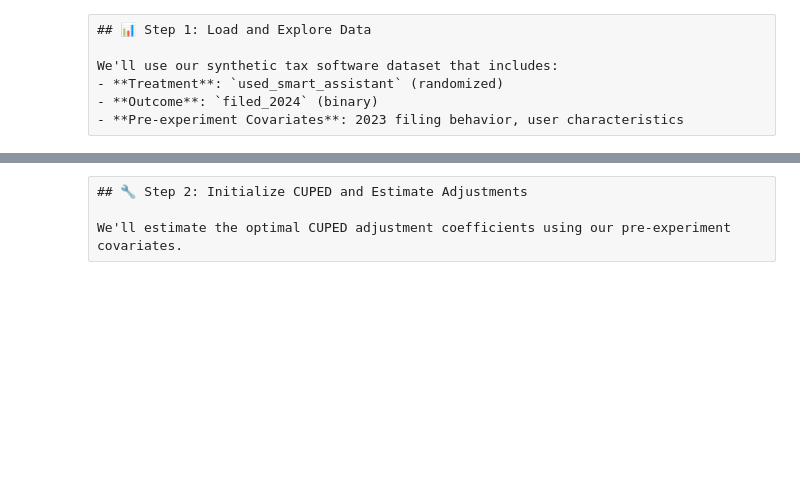
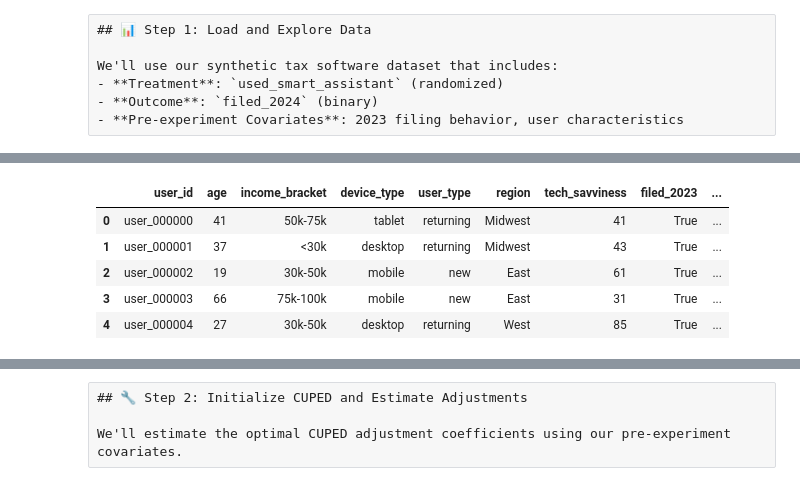
Before and after one commit to jModeler/causal_methods_demo, a Jupyter notebook: notebooks/04_cuped_tax.ipynb, the cells around one changed output, grey strips where cells are left out. Drawn from its saved outputs; the diff is of its cells as text; code cells hidden in the pictures; blank space fills up the shorter version.

Commit message:
added notebook demonstrating cuped -- has some errors

```diff
--- a/notebooks/04_cuped_tax.ipynb
+++ b/notebooks/04_cuped_tax.ipynb
@@ -57,10 +68,67 @@ We'll use our synthetic tax software dataset that includes:
 - **Outcome**: `filed_2024` (binary)
 - **Pre-experiment Covariates**: 2023 filing behavior, user characteristics
 # %%
-# Generate or load data
-df = generate_and_save_data(output_path=None, n_users=1000)
+# Generate synthetic data for CUPED analysis
+try:
+    # Try to create simulator with explicit config path
+    from src.data_simulation import TaxSoftwareDataSimulator
 
-print("📊 DATASET OVERVIEW")
+    simulator = TaxSoftwareDataSimulator(
+        n_users=1000,
+        config_path='../config/simulation_config.yaml'
+    )
+    df = simulator.generate_complete_dataset()
+    print("✅ Data generated successfully with config file")
+
+except FileNotFoundError:
+    try:
+        # Fallback: try with relative path from project root
+        simulator = TaxSoftwareDataSimulator(
+            n_users=1000,
+            config_path='config/simulation_config.yaml'
+        )
+        df = simulator.generate_complete_dataset()
+        print("✅ Data generated successfully with config file (alternative path)")
+
+    except FileNotFoundError:
+        # Final fallback: create minimal config and use it
+        print("⚠️  Config file not found, creating temporary config...")
+
+        import yaml
+        import os
+
+        # Create minimal config
+        temp_config = {
+            'simulation': {
+                'default_n_users': 1000,
+                'random_seed': 42
+            },
+            'demographics': {
+                'age_range': [18, 65],
+                'income_brackets': ['low', 'medium', 'high'],
+                'regions': ['northeast', 'southeast', 'midwest', 'west']
+            },
+            'behavior': {
+                'baseline_filing_rate': 0.75,
+                'treatment_effect': 0.05,
+                'tech_correlation': 0.3
+            }
+        }
+
+        # Save temporary config
+        temp_config_path = '../config/temp_config.yaml'
+        os.makedirs('../config', exist_ok=True)
+        with open(temp_config_path, 'w') as f:
+            yaml.dump(temp_config, f)
+
+        simulator = TaxSoftwareDataSimulator(
+            n_users=1000,
+            config_path=temp_config_path
+        )
+        df = simulator.generate_complete_dataset()
+        print("✅ Data generated with temporary config")
+
+print("\n📊 DATASET OVERVIEW")
 print("=" * 40)
 print(f"Dataset shape: {df.shape}")
 print(f"Treatment rate: {df['used_smart_assistant'].mean():.1%}")
@@ -80,3 +148,4 @@ print(f"Naive effect: {naive_effect:.1%} ({naive_effect:.4f})")
 # Display sample data
 print("\n📋 Sample Data:")
 display(df.head())
+# %% [output]
@@ -83,3 +169,9 @@ display(df.head())
+|  | user_id | age | income_bracket | device_type | user_type | region | tech_savviness | filed_2023 | ... |
+| 0 | user_000000 | 41 | 50k-75k | tablet | returning | Midwest | 41 | True | ... |
+| 1 | user_000001 | 37 | <30k | desktop | returning | Midwest | 43 | True | ... |
+| 2 | user_000002 | 19 | 30k-50k | mobile | new | East | 61 | True | ... |
+| 3 | user_000003 | 66 | 75k-100k | mobile | new | East | 31 | True | ... |
+| 4 | user_000004 | 27 | 30k-50k | desktop | returning | West | 85 | True | ... |
 # %%
 # Analyze pre-experiment covariates for CUPED potential
 print("🔍 PRE-EXPERIMENT COVARIATE ANALYSIS")
```
Also changed, not shown: parts of 12 cells of this notebook, 4 other files.
